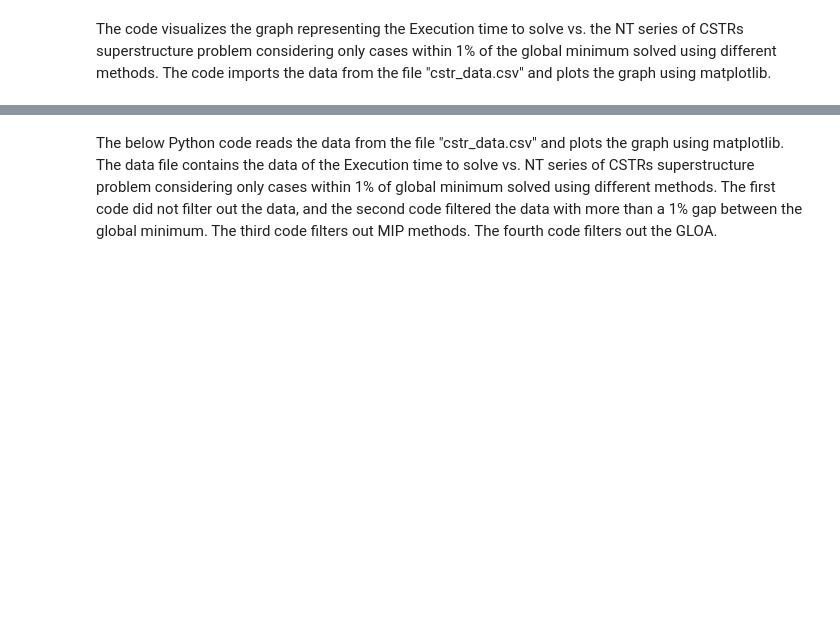
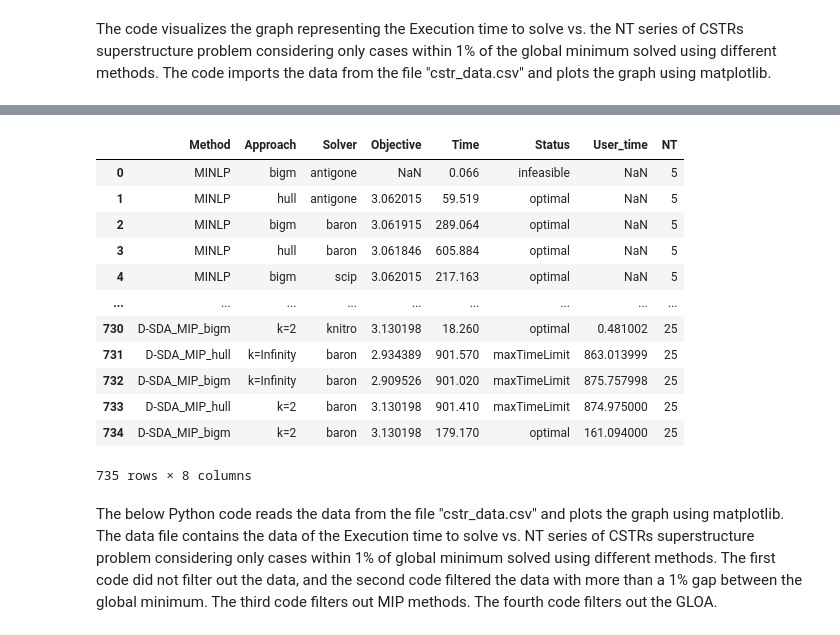
Before and after one commit to SECQUOIA/dsda-gdp, a Jupyter notebook: results/visualcstr.ipynb, the cells around one changed output, grey strips where cells are left out. Saved outputs shown, nothing was run; the diff lists cells and outputs as text; code cells hidden in the pictures; blank space fills up the shorter version.

```diff
--- a/results/visualcstr.ipynb
+++ b/results/visualcstr.ipynb
@@ -28,3 +28,20 @@ df
+# %%
+df = pd.read_csv('cstr_results.csv')
+df
+# %% [output]
+|  | Method | Approach | Solver | Objective | Time | Status | User_time | NT |
+| 0 | MINLP | bigm | antigone | NaN | 0.066 | infeasible | NaN | 5 |
+| 1 | MINLP | hull | antigone | 3.062015 | 59.519 | optimal | NaN | 5 |
+| 2 | MINLP | bigm | baron | 3.061915 | 289.064 | optimal | NaN | 5 |
+| 3 | MINLP | hull | baron | 3.061846 | 605.884 | optimal | NaN | 5 |
+| 4 | MINLP | bigm | scip | 3.062015 | 217.163 | optimal | NaN | 5 |
+| ... | ... | ... | ... | ... | ... | ... | ... | ... |
+| 730 | D-SDA_MIP_bigm | k=2 | knitro | 3.130198 | 18.260 | optimal | 0.481002 | 25 |
+| 731 | D-SDA_MIP_hull | k=Infinity | baron | 2.934389 | 901.570 | maxTimeLimit | 863.013999 | 25 |
+| 732 | D-SDA_MIP_bigm | k=Infinity | baron | 2.909526 | 901.020 | maxTimeLimit | 875.757998 | 25 |
+| 733 | D-SDA_MIP_hull | k=2 | baron | 3.130198 | 901.410 | maxTimeLimit | 874.975000 | 25 |
+| 734 | D-SDA_MIP_bigm | k=2 | baron | 3.130198 | 179.170 | optimal | 161.094000 | 25 |
+735 rows × 8 columns
 # %% [markdown]
 The below Python code reads the data from the file "cstr_data.csv" and plots the graph using matplotlib.
 The data file contains the data of the Execution time to solve vs. NT series of CSTRs superstructure problem considering only cases within 1% of global minimum solved using different methods.
```
Also changed, not shown: parts of 8 cells of this notebook, 6 other files.
